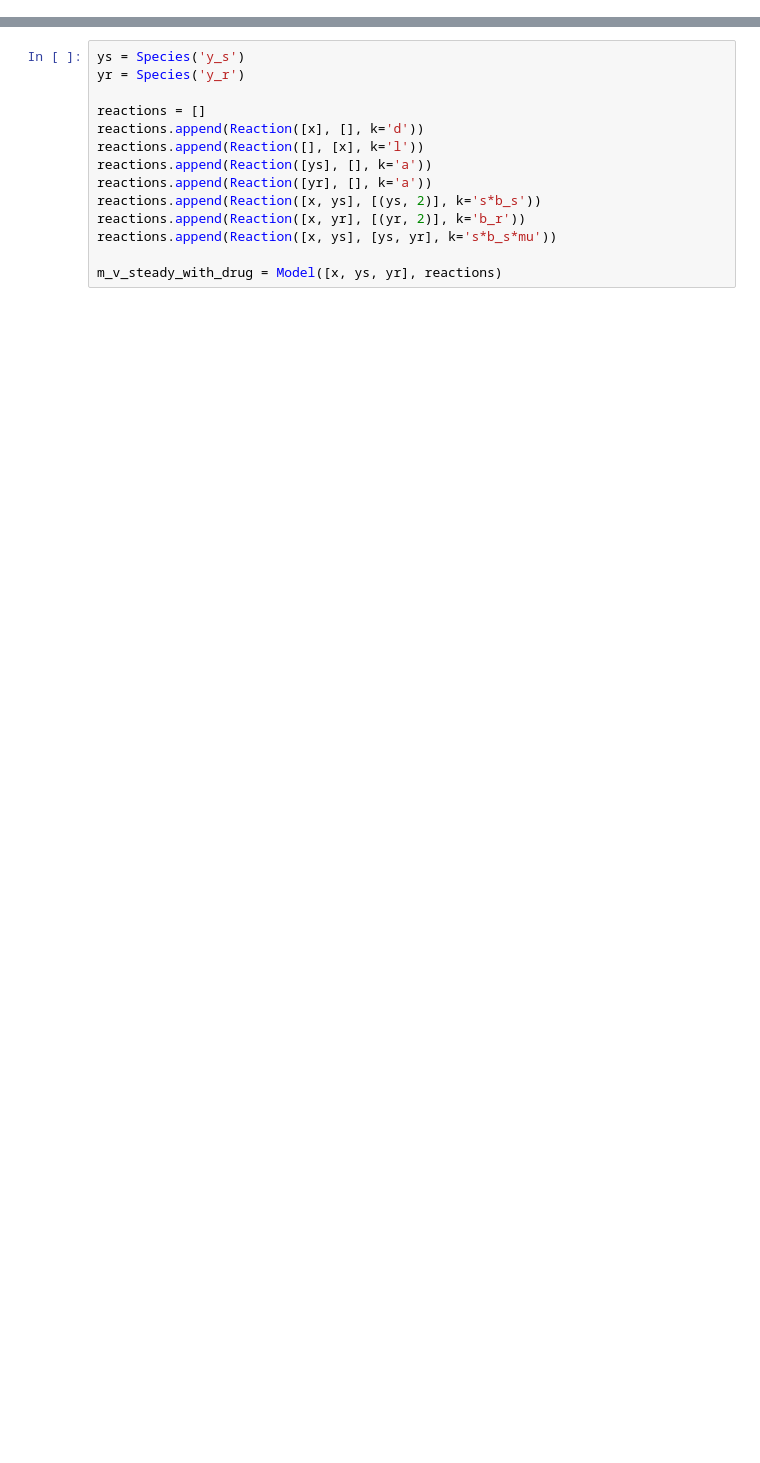
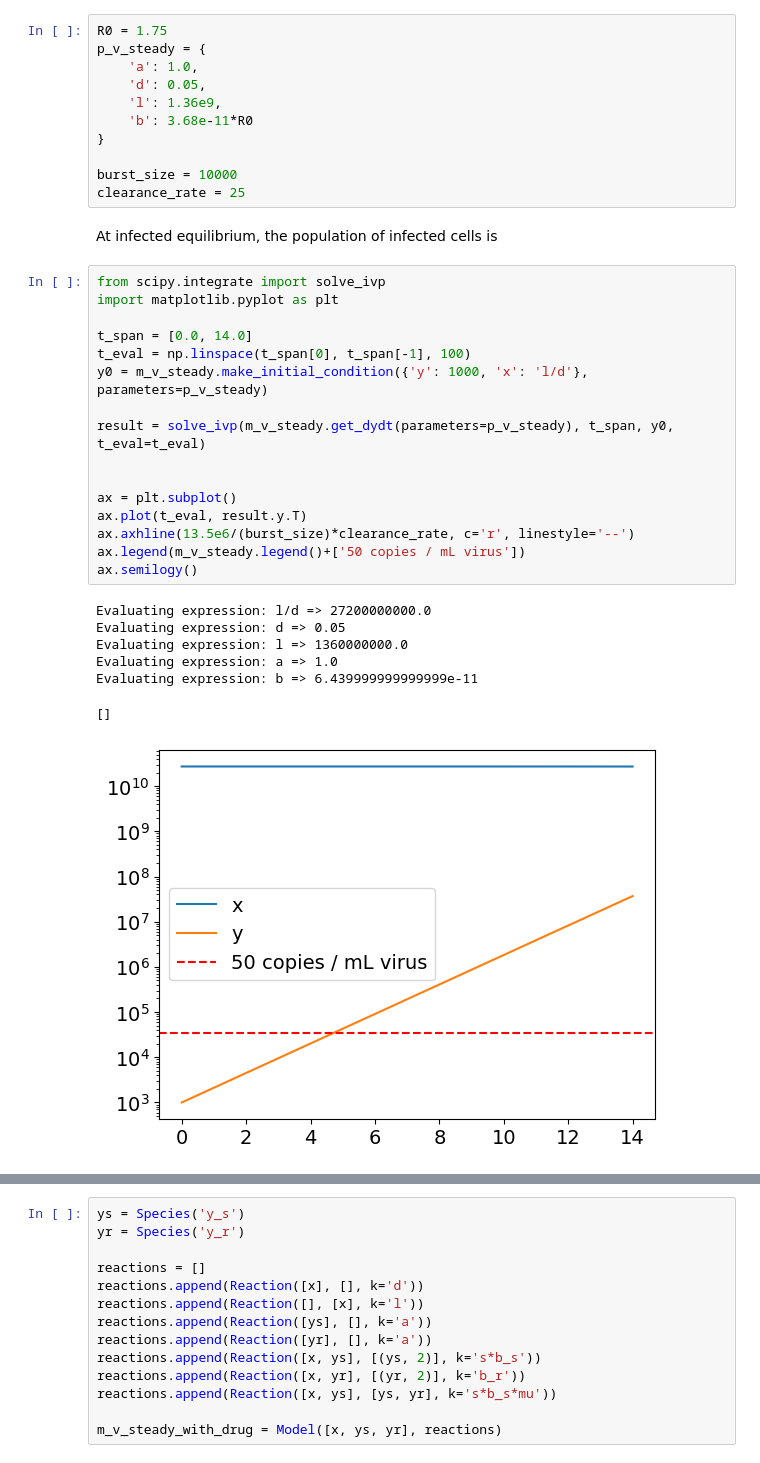
Before and after one commit to tanderson11/hybrid, a Jupyter notebook: virusdynamics.ipynb, the cells around one changed output, grey strips where cells are left out. Cells and saved outputs as stored; diff of their text form; blank space fills up the shorter version.

```diff
--- a/virusdynamics.ipynb
+++ b/virusdynamics.ipynb
@@ -36,0 +127,37 @@ m_v_steady = Model([x, y], reactions)
+# %%
+R0 = 1.75
+p_v_steady = {
+    'a': 1.0,
+    'd': 0.05,
+    'l': 1.36e9,
+    'b': 3.68e-11*R0
+}
+
+burst_size = 10000
+clearance_rate = 25
+# %% [markdown]
+At infected equilibrium, the population of infected cells is
+# %%
+from scipy.integrate import solve_ivp
+import matplotlib.pyplot as plt
+
+t_span = [0.0, 14.0]
+t_eval = np.linspace(t_span[0], t_span[-1], 100)
+y0 = m_v_steady.make_initial_condition({'y': 1000, 'x': 'l/d'}, parameters=p_v_steady)
+
+result = solve_ivp(m_v_steady.get_dydt(parameters=p_v_steady), t_span, y0, t_eval=t_eval)
+
+
+ax = plt.subplot()
+ax.plot(t_eval, result.y.T)
+ax.axhline(13.5e6/(burst_size)*clearance_rate, c='r', linestyle='--')
+ax.legend(m_v_steady.legend()+['50 copies / mL virus'])
+ax.semilogy()
+# %% [output]
+Evaluating expression: l/d => 27200000000.0
+Evaluating expression: d => 0.05
+Evaluating expression: l => 1360000000.0
+Evaluating expression: a => 1.0
+Evaluating expression: b => 6.439999999999999e-11
+[]
+[figure, added]
```
Also changed, not shown: parts of 71 cells of this notebook, 8 other files.
